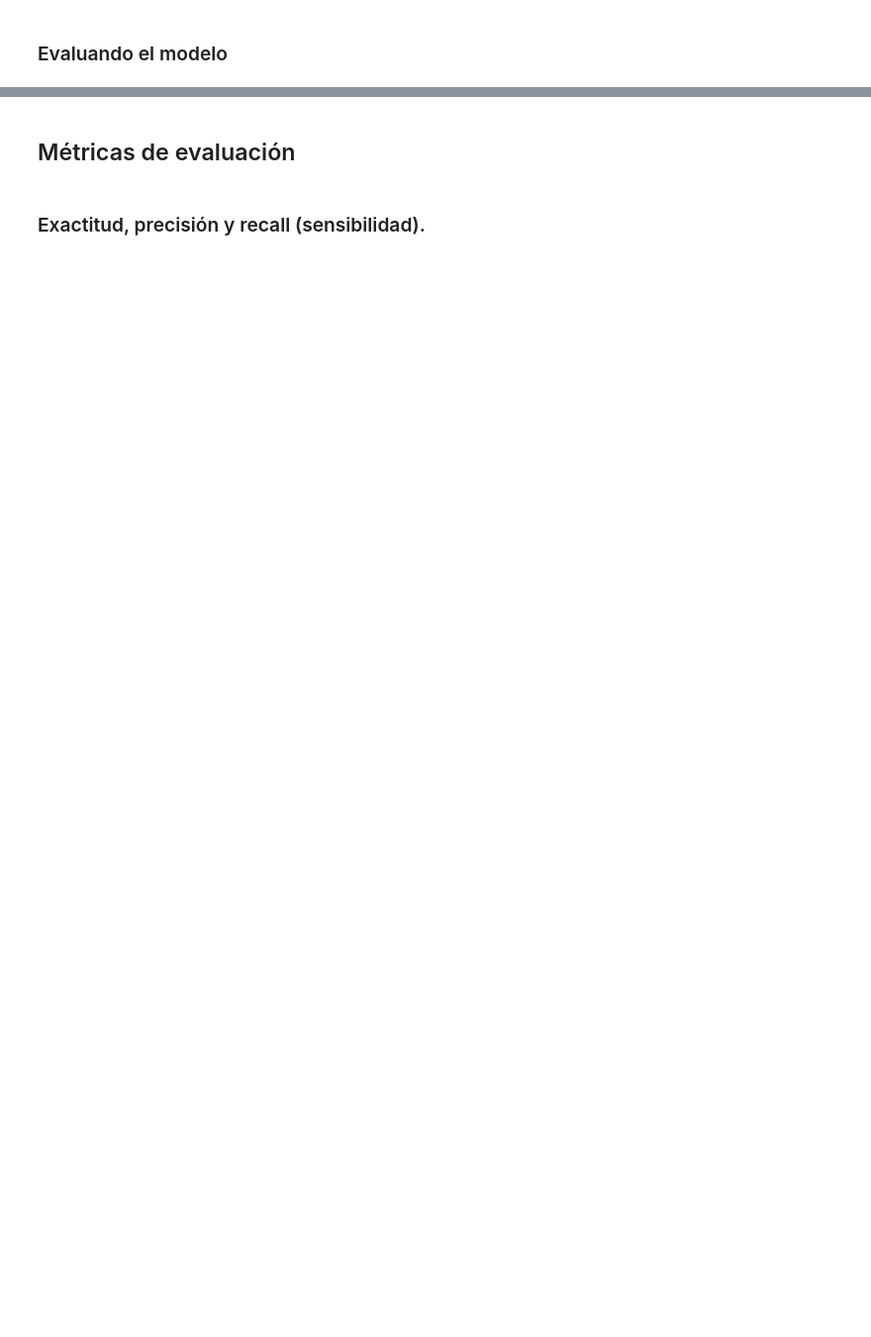
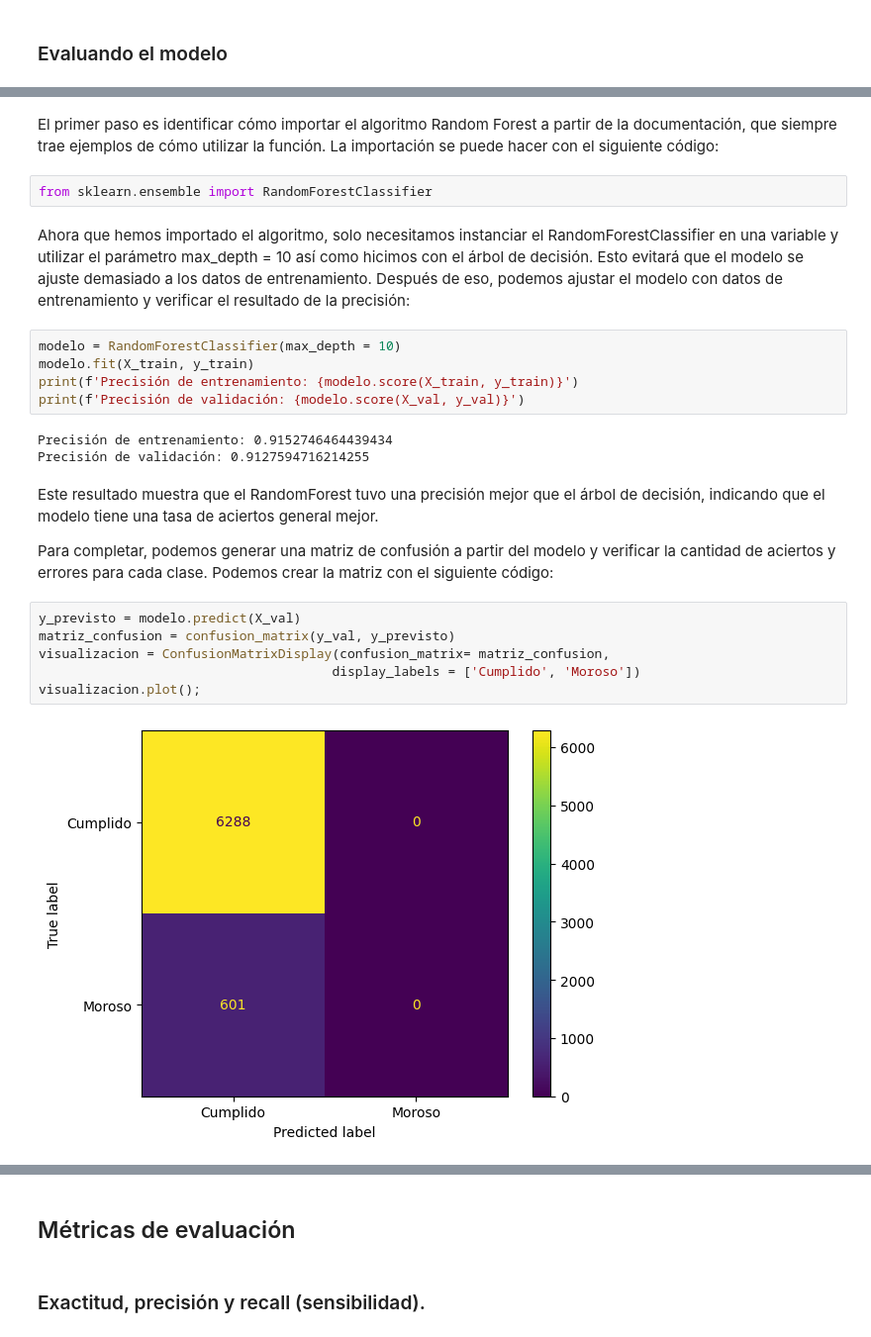
Before and after one commit to AngelTroncoso/ML_Alura, a Jupyter notebook: 7_Clasificacion_validacion_y_metricas.ipynb, the cells around one changed output, grey strips where cells are left out. Shown: that part at 99% size. Cells and saved outputs as stored; diff of their text form; blank space fills up the shorter version.

```diff
--- a/7_Clasificacion_validacion_y_metricas.ipynb
+++ b/7_Clasificacion_validacion_y_metricas.ipynb
@@ -46,0 +114,26 @@ Con el objetivo de verificar la capacidad de generalización de un modelo, debem
+# %% [markdown]
+El primer paso es identificar cómo importar el algoritmo Random Forest a partir de la documentación, que siempre trae ejemplos de cómo utilizar la función. La importación se puede hacer con el siguiente código:
+# %%
+from sklearn.ensemble import RandomForestClassifier
+# %% [markdown]
+Ahora que hemos importado el algoritmo, solo necesitamos instanciar el RandomForestClassifier en una variable y utilizar el parámetro max_depth = 10 así como hicimos con el árbol de decisión. Esto evitará que el modelo se ajuste demasiado a los datos de entrenamiento. Después de eso, podemos ajustar el modelo con datos de entrenamiento y verificar el resultado de la precisión:
+# %%
+modelo = RandomForestClassifier(max_depth = 10)
+modelo.fit(X_train, y_train)
+print(f'Precisión de entrenamiento: {modelo.score(X_train, y_train)}')
+print(f'Precisión de validación: {modelo.score(X_val, y_val)}')
+# %% [output]
+Precisión de entrenamiento: 0.9152746464439434
+Precisión de validación: 0.9127594716214255
+# %% [markdown]
+Este resultado muestra que el RandomForest tuvo una precisión mejor que el árbol de decisión, indicando que el modelo tiene una tasa de aciertos general mejor.
+
+Para completar, podemos generar una matriz de confusión a partir del modelo y verificar la cantidad de aciertos y errores para cada clase. Podemos crear la matriz con el siguiente código:
+# %%
+y_previsto = modelo.predict(X_val)
+matriz_confusion = confusion_matrix(y_val, y_previsto)
+visualizacion = ConfusionMatrixDisplay(confusion_matrix= matriz_confusion,
+                                      display_labels = ['Cumplido', 'Moroso'])
+visualizacion.plot();
+# %% [output]
+[figure, added]
```
Also changed, not shown: parts of 30 cells of this notebook.
